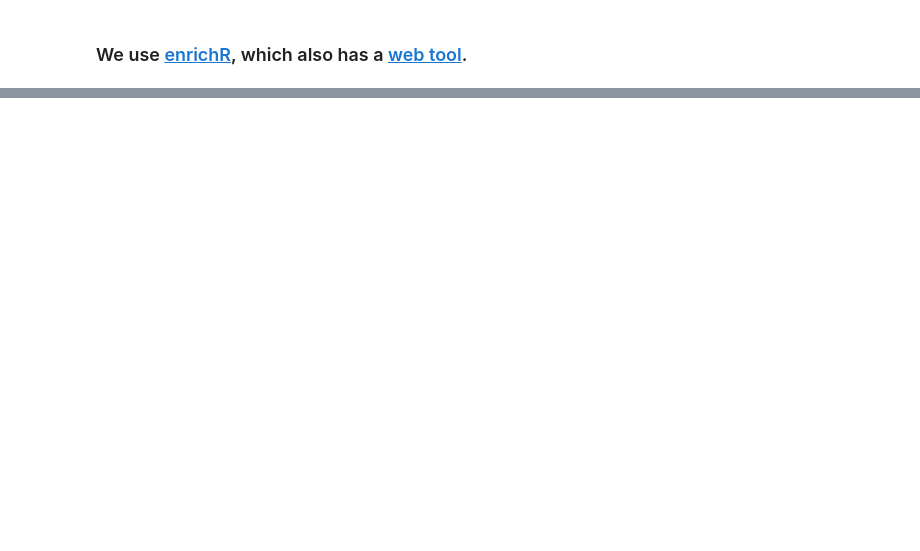
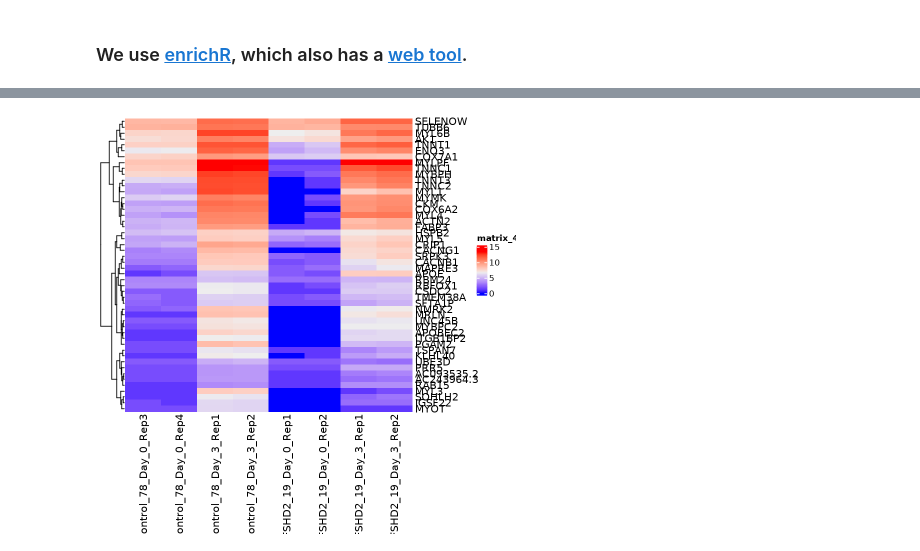
Before and after one commit to fairliereese/UCI_COSMOS, a Jupyter notebook: RNA-seq_analysis.ipynb, the cells around one changed output, grey strips where cells are left out. Drawn from its saved outputs; the diff is of its cells as text; code cells hidden in the pictures; blank space fills up the shorter version.

```diff
--- a/RNA-seq_analysis.ipynb
+++ b/RNA-seq_analysis.ipynb
@@ -334,0 +504,4 @@ plotEnrich(enriched[[3]], showTerms = 20, numChar = 40, y = "Count", orderBy = "
+# %%
+library(ComplexHeatmap)
+df <- subset(tpm, row.names(tpm) %in% head(Control_3_up,50))
+head(df)
@@ -334,0 +517,6 @@ plotEnrich(enriched[[3]], showTerms = 20, numChar = 40, y = "Count", orderBy = "
+# %%
+df.l <- log2(df+1)
+# %%
+Heatmap(as.matrix(df.l),cluster_columns = FALSE)
+# %% [output]
+[figure, added]
```
Also changed, not shown: parts of 47 cells of this notebook, 1 other file.
